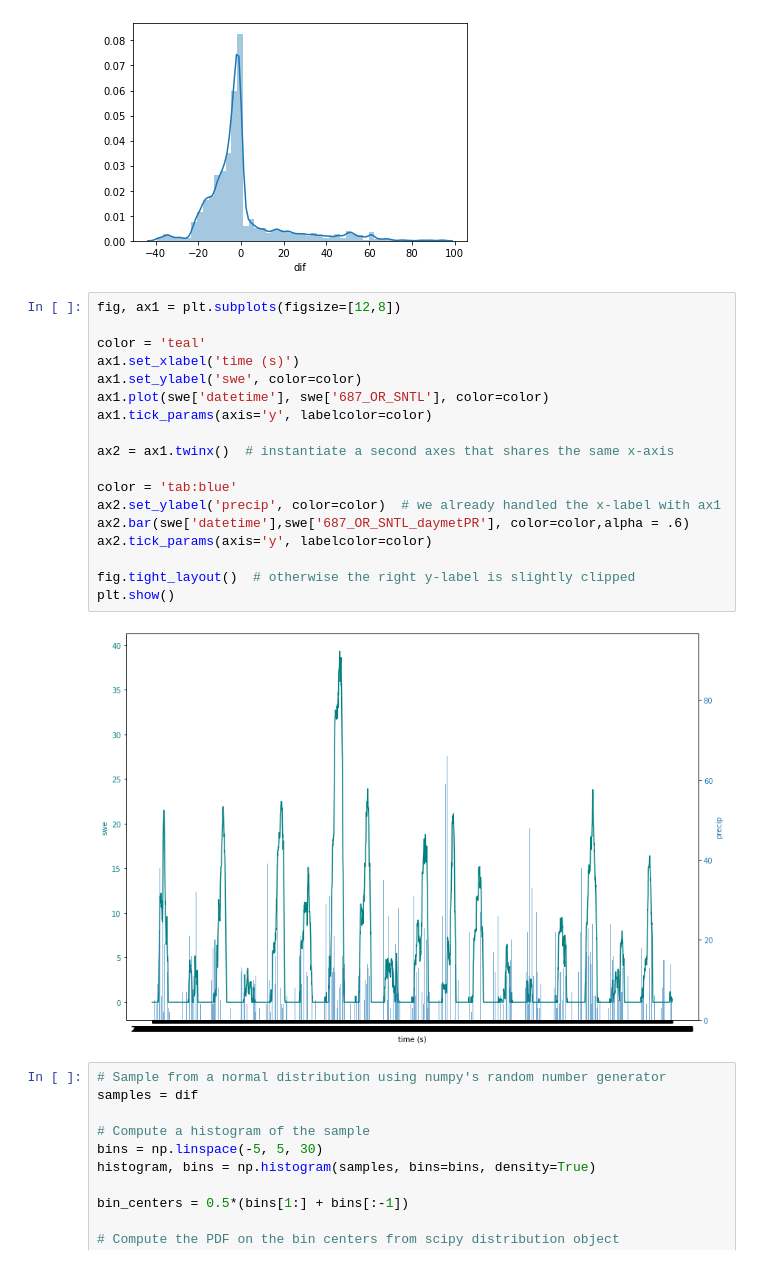
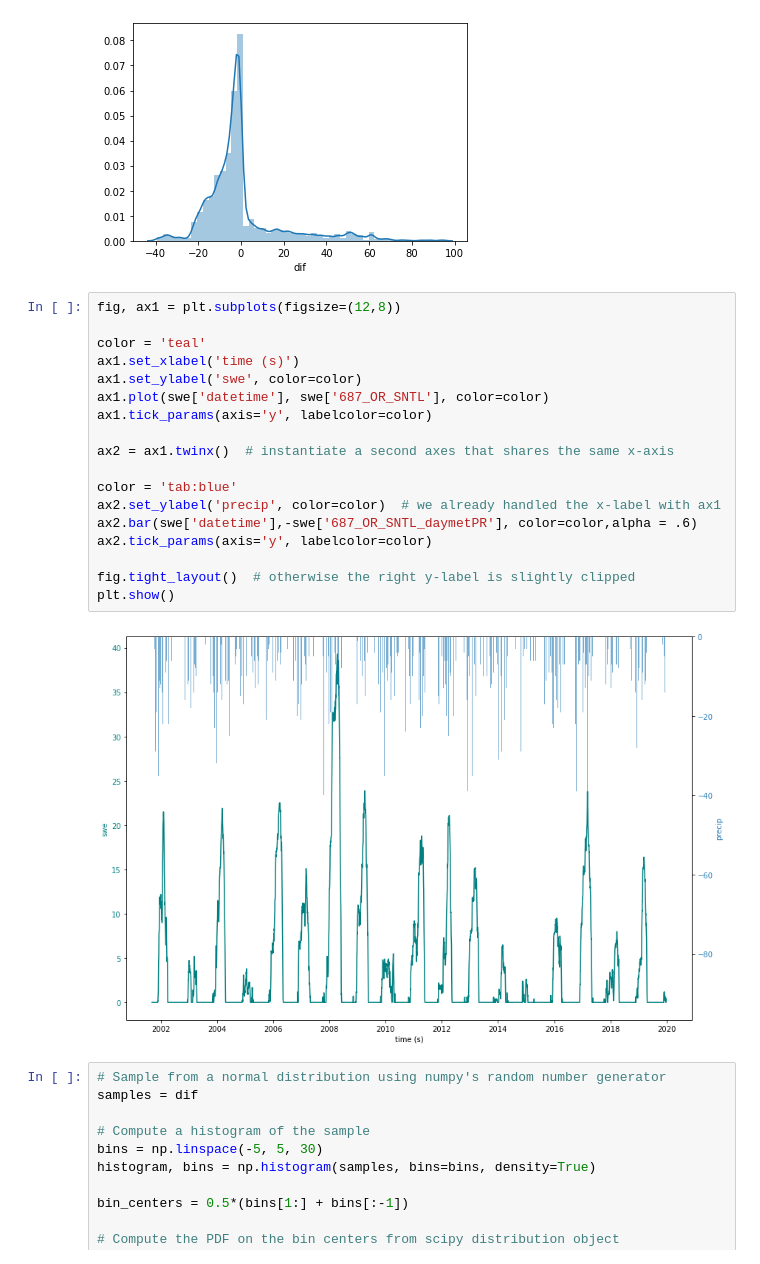
Before and after one commit to waterhackweek/whw2020_snowgw, a Jupyter notebook: swe_gw_stats.ipynb, the cells around one changed output. Drawn from its saved outputs; the diff is of its cells as text.

```diff
--- a/swe_gw_stats.ipynb
+++ b/swe_gw_stats.ipynb
@@ -66,25 +66,25 @@ ax = sns.distplot(dif)
 # %% [output]
 [figure]
 # %%
-fig, ax1 = plt.subplots(figsize=[12,8])
+fig, ax1 = plt.subplots(figsize=(12,8))
 
 color = 'teal'
 ax1.set_xlabel('time (s)')
 ax1.set_ylabel('swe', color=color)
 ax1.plot(swe['datetime'], swe['687_OR_SNTL'], color=color)
 ax1.tick_params(axis='y', labelcolor=color)
 
 ax2 = ax1.twinx()  # instantiate a second axes that shares the same x-axis
 
 color = 'tab:blue'
 ax2.set_ylabel('precip', color=color)  # we already handled the x-label with ax1
-ax2.bar(swe['datetime'],swe['687_OR_SNTL_daymetPR'], color=color,alpha = .6)
+ax2.bar(swe['datetime'],-swe['687_OR_SNTL_daymetPR'], color=color,alpha = .6)
 ax2.tick_params(axis='y', labelcolor=color)
 
 fig.tight_layout()  # otherwise the right y-label is slightly clipped
 plt.show()
 # %% [output]
-[figure, old version]
+[figure, new version]
 # %%
 # Sample from a normal distribution using numpy's random number generator
 samples = dif
```
Also changed, not shown: parts of 4 cells of this notebook.
